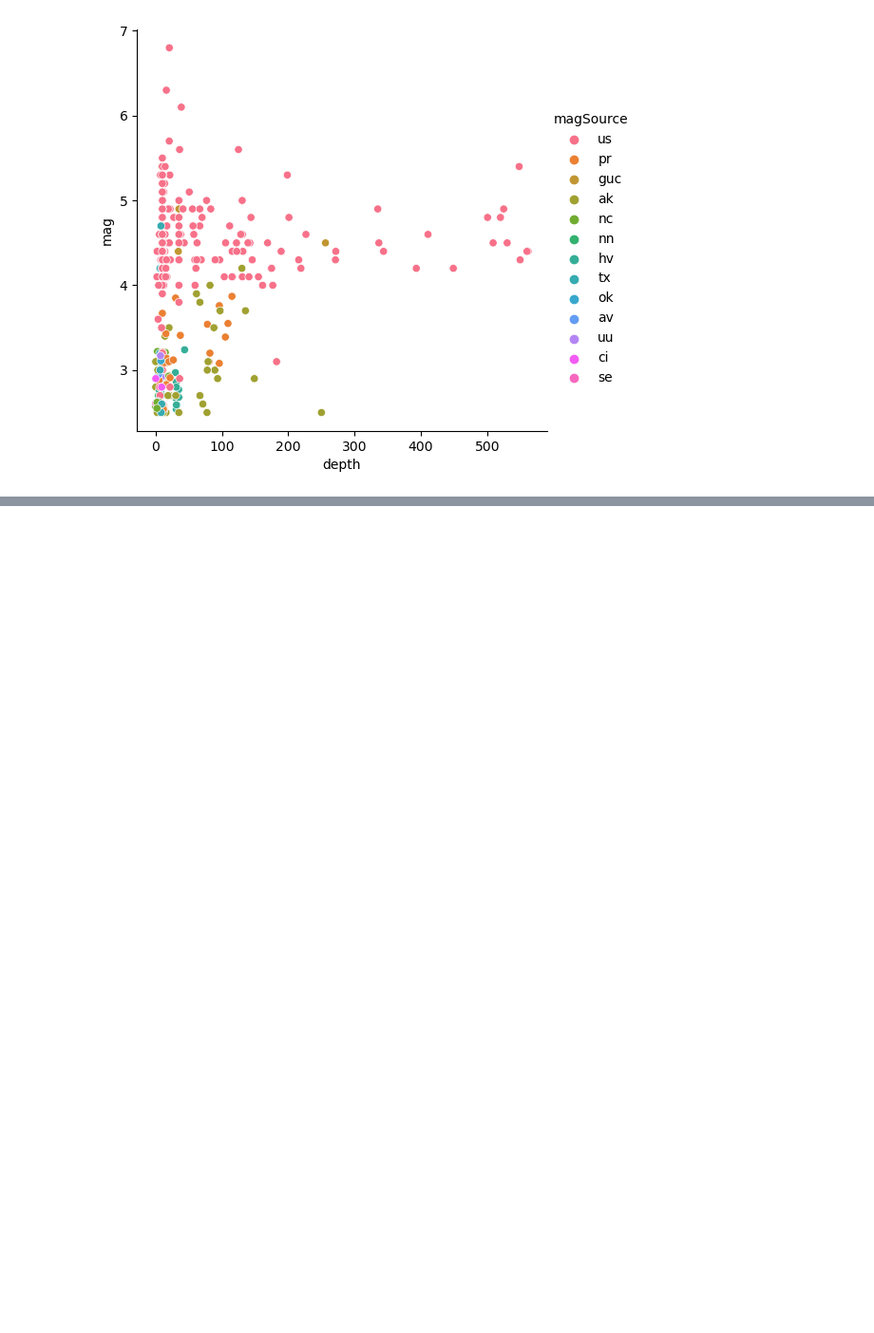
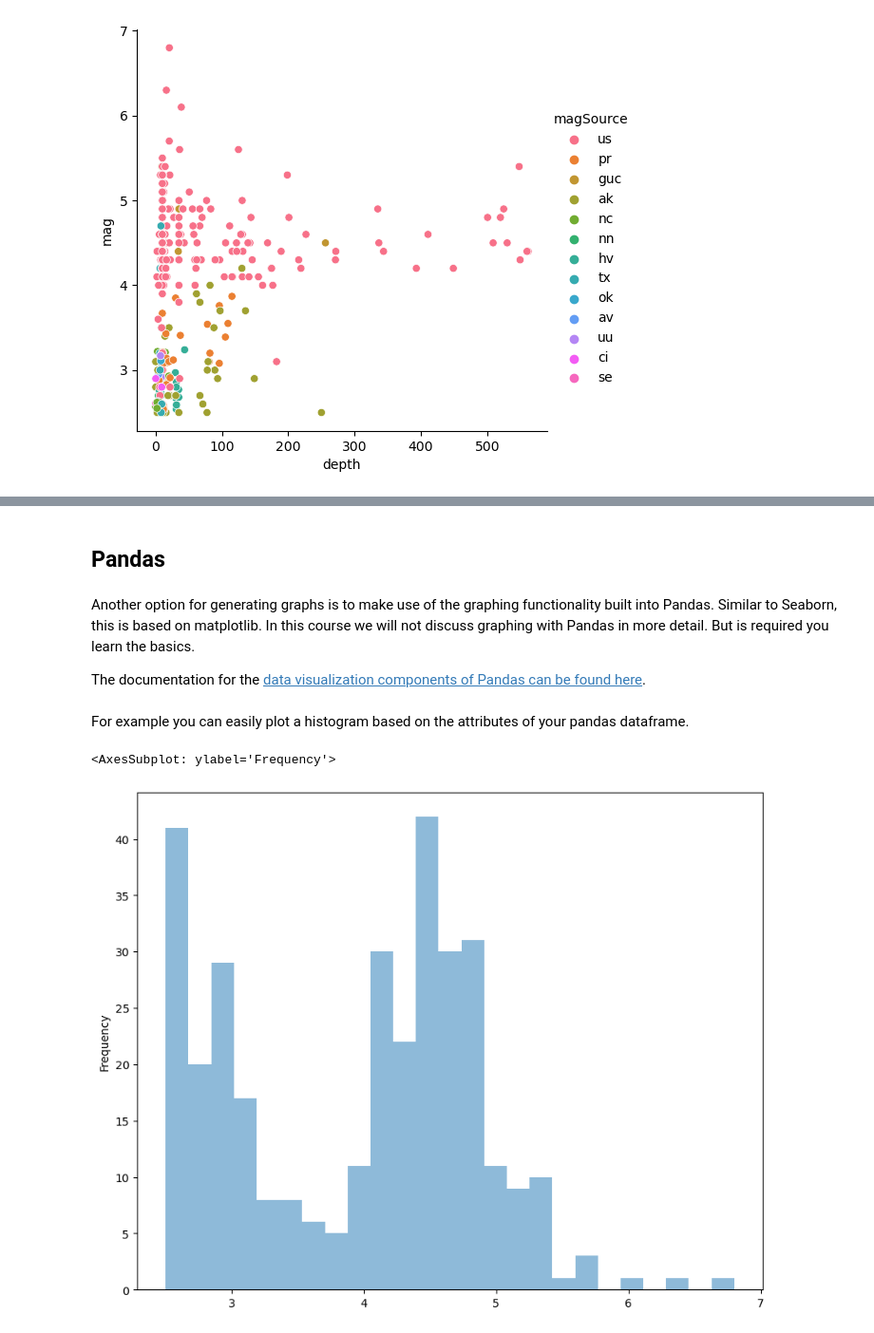
Before and after one commit to mfbenitezp/PY4SA_Course, a Jupyter notebook: Python_DataViz.ipynb, the cells around one changed output, grey strips where cells are left out. Shown at 95% size. Drawn from its saved outputs; the diff is of its cells as text; code cells hidden in the pictures; blank space fills up the shorter version.

```diff
--- a/Python_DataViz.ipynb
+++ b/Python_DataViz.ipynb
@@ -215,0 +249,13 @@ sns.relplot(x="depth", y="mag", style="magSource", data=earthquakes)
+# %% [markdown]
+## Pandas
+# %% [markdown]
+Another option for generating graphs is to make use of the graphing functionality built into Pandas. Similar to Seaborn, this is based on matplotlib. In this course we will not discuss graphing with Pandas in more detail. But is required you learn the basics.
+
+The documentation for the [data visualization components of Pandas can be found here](https://pandas.pydata.org/pandas-docs/stable/user_guide/visualization.html).
+# %% [markdown]
+For example you can easily plot a histogram based on the attributes of your pandas dataframe.
+# %%
+earthquakes.mag.plot.hist(alpha=0.5,bins=25)
+# %% [output]
+<AxesSubplot: ylabel='Frequency'>
+[figure, added]
```
Also changed, not shown: parts of 17 cells of this notebook, 2 other files.
